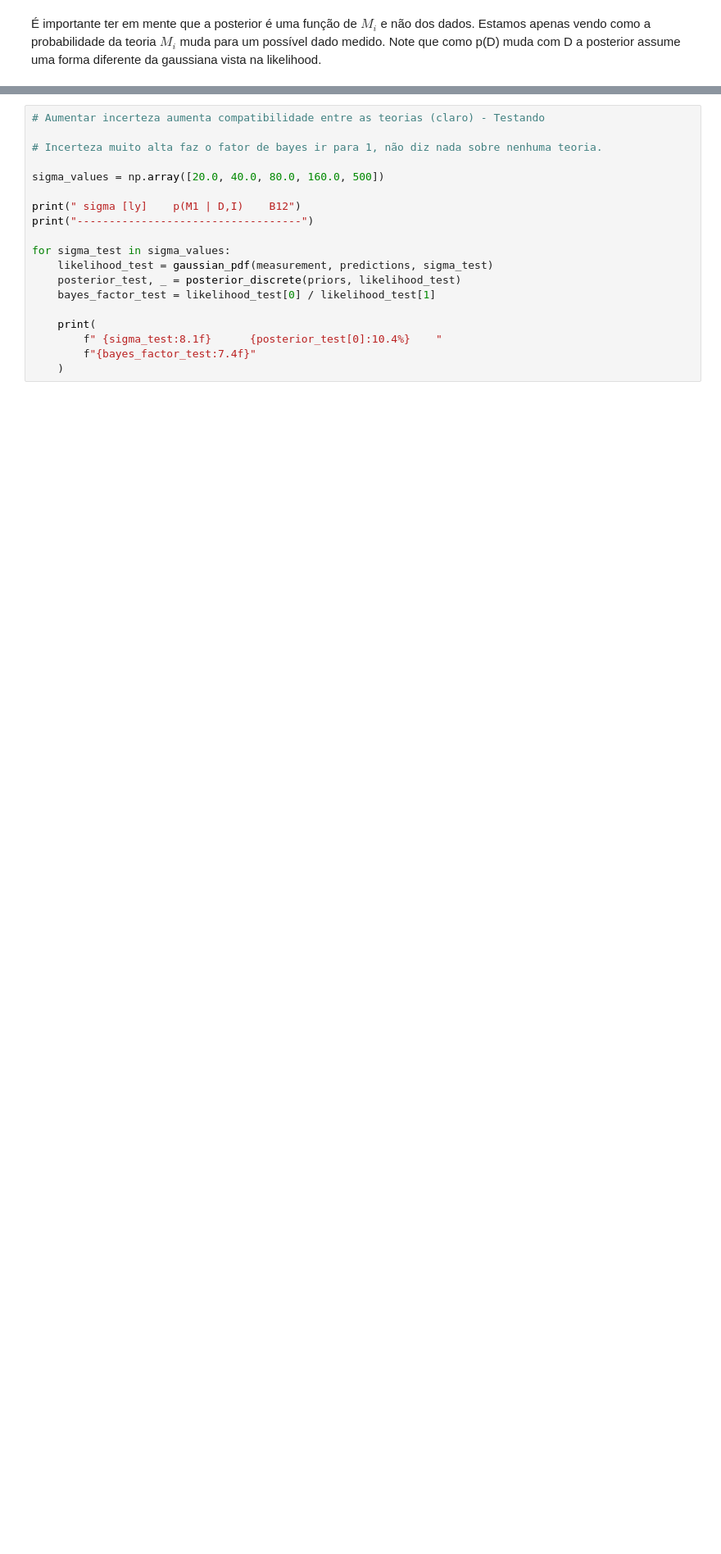
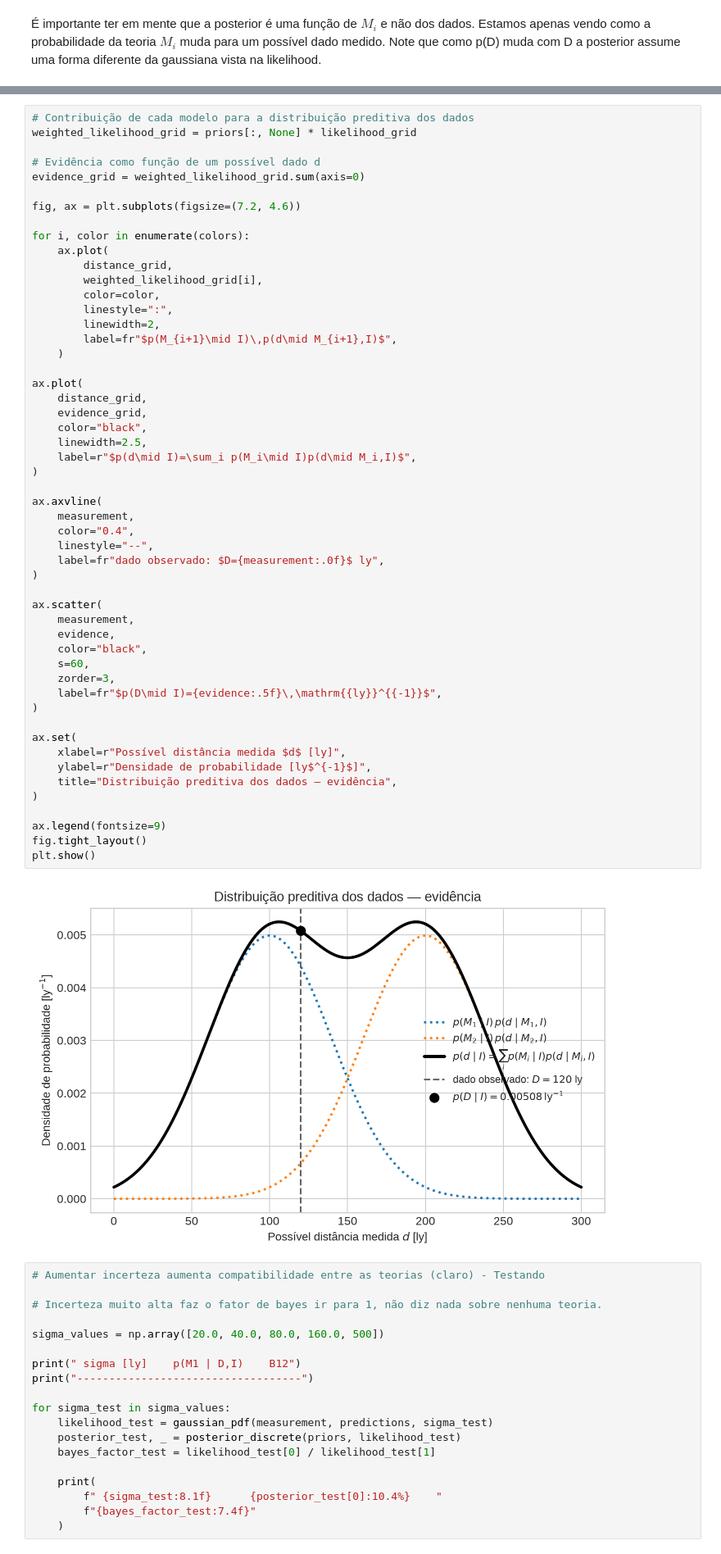
Before and after one commit to IgorStellet/Analise_Bayesiana, a Jupyter notebook: notebooks/exercicios_slides/01_capitulo_1.ipynb, the cells around one changed output, grey strips where cells are left out. Shown at 82% size. Saved outputs shown, nothing was run; the diff lists cells and outputs as text; blank space fills up the shorter version.

```diff
--- a/notebooks/exercicios_slides/01_capitulo_1.ipynb
+++ b/notebooks/exercicios_slides/01_capitulo_1.ipynb
@@ -254,3 +258,57 @@ plt.show()
+# %%
+# Contribuição de cada modelo para a distribuição preditiva dos dados
+weighted_likelihood_grid = priors[:, None] * likelihood_grid
+
+# Evidência como função de um possível dado d
+evidence_grid = weighted_likelihood_grid.sum(axis=0)
+
+fig, ax = plt.subplots(figsize=(7.2, 4.6))
+
+for i, color in enumerate(colors):
+    ax.plot(
+        distance_grid,
+        weighted_likelihood_grid[i],
+        color=color,
+        linestyle=":",
+        linewidth=2,
+        label=fr"$p(M_{i+1}\mid I)\,p(d\mid M_{i+1},I)$",
+    )
+
+ax.plot(
+    distance_grid,
+    evidence_grid,
+    color="black",
+    linewidth=2.5,
+    label=r"$p(d\mid I)=\sum_i p(M_i\mid I)p(d\mid M_i,I)$",
+)
+
+ax.axvline(
+    measurement,
+    color="0.4",
+    linestyle="--",
+    label=fr"dado observado: $D={measurement:.0f}$ ly",
+)
+
+ax.scatter(
+    measurement,
+    evidence,
+    color="black",
+    s=60,
+    zorder=3,
+    label=fr"$p(D\mid I)={evidence:.5f}\,\mathrm{{ly}}^{{-1}}$",
+)
+
+ax.set(
+    xlabel=r"Possível distância medida $d$ [ly]",
+    ylabel=r"Densidade de probabilidade [ly$^{-1}$]",
+    title="Distribuição preditiva dos dados — evidência",
+)
+
+ax.legend(fontsize=9)
+fig.tight_layout()
+plt.show()
+# %% [output]
+[figure, added]
 # %%
 # Aumentar incerteza aumenta compatibilidade entre as teorias (claro) - Testando
 
```
Also changed, not shown: parts of 3 cells of this notebook.
